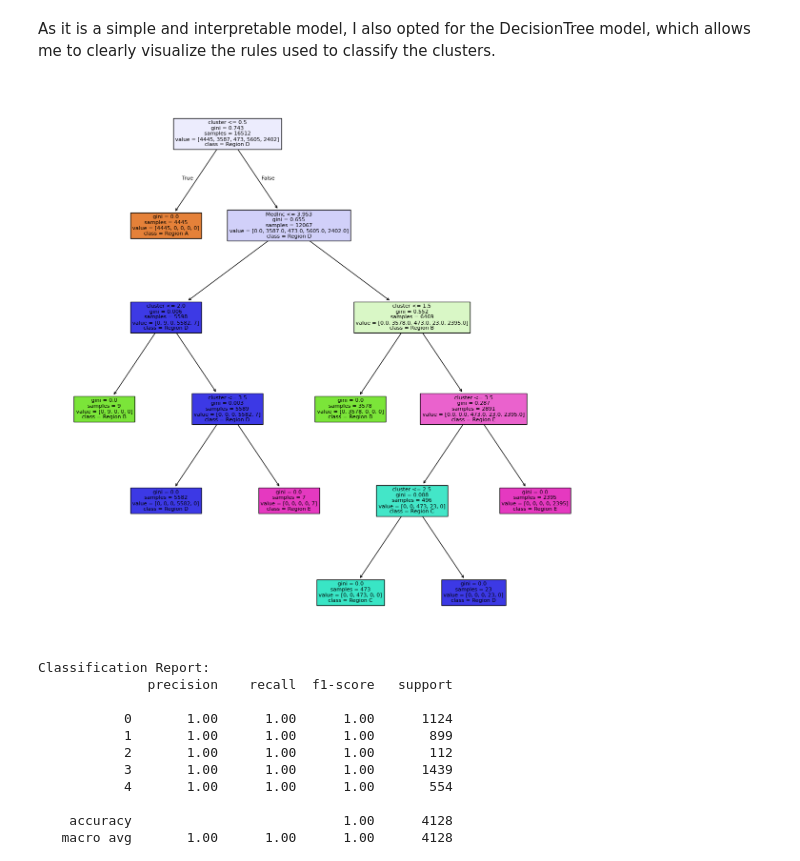
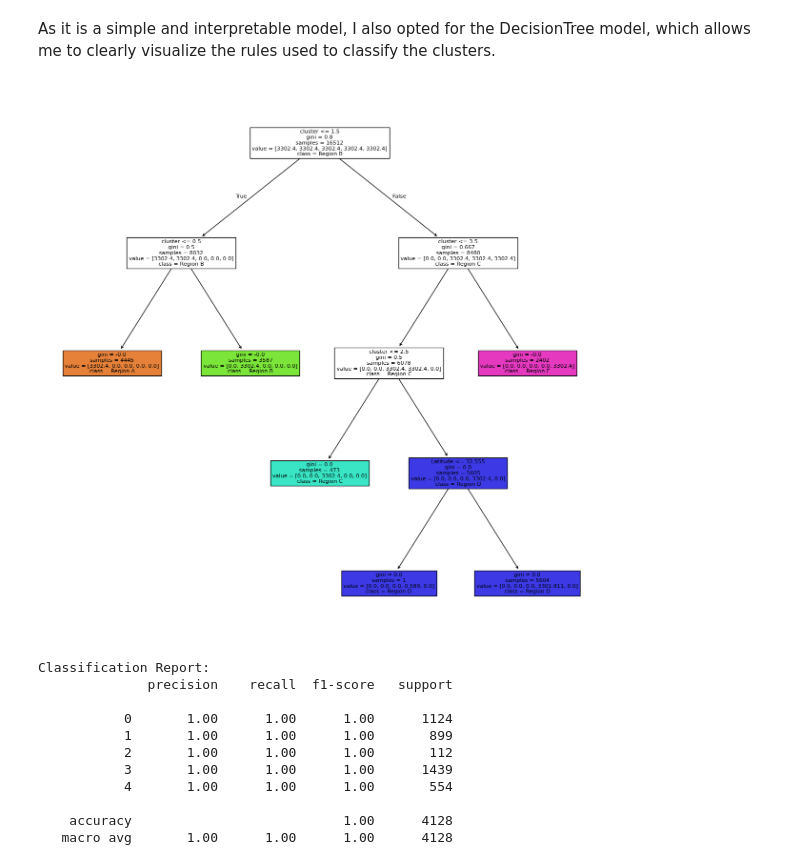
Before and after one commit to RitaViegas/RitaViegas---K-means-Project-main, a Jupyter notebook: src/explore.ipynb, the cells around one changed output. Saved outputs shown, nothing was run; the diff lists cells and outputs as text; code cells hidden in the pictures.

```diff
--- a/src/explore.ipynb
+++ b/src/explore.ipynb
@@ -279,16 +297,16 @@ Accuracy: 1.0
 # %% [markdown]
 As it is a simple and interpretable model, I also opted for the DecisionTree model, which allows me to clearly visualize the rules used to classify the clusters.
 # %%
-dt_model = DecisionTreeClassifier(random_state = 42)
+dt_model = DecisionTreeClassifier(class_weight='balanced', random_state = 42)
 dt_model.fit(X_train, y_train)
 
 
 fig = plt.figure(figsize=(15,15))
 tree.plot_tree(dt_model, feature_names = list(X_train.columns), class_names = ["Region A", "Region B", "Region C", "Region D", "Region E", "Region F"], filled = True)
 
 plt.show()
 # %% [output]
-[figure, old version]
+[figure, new version]
 # %%
 y_pred_dt = dt_model.predict(X_test)
 # %%
```
Also changed, not shown: parts of 4 cells of this notebook.
